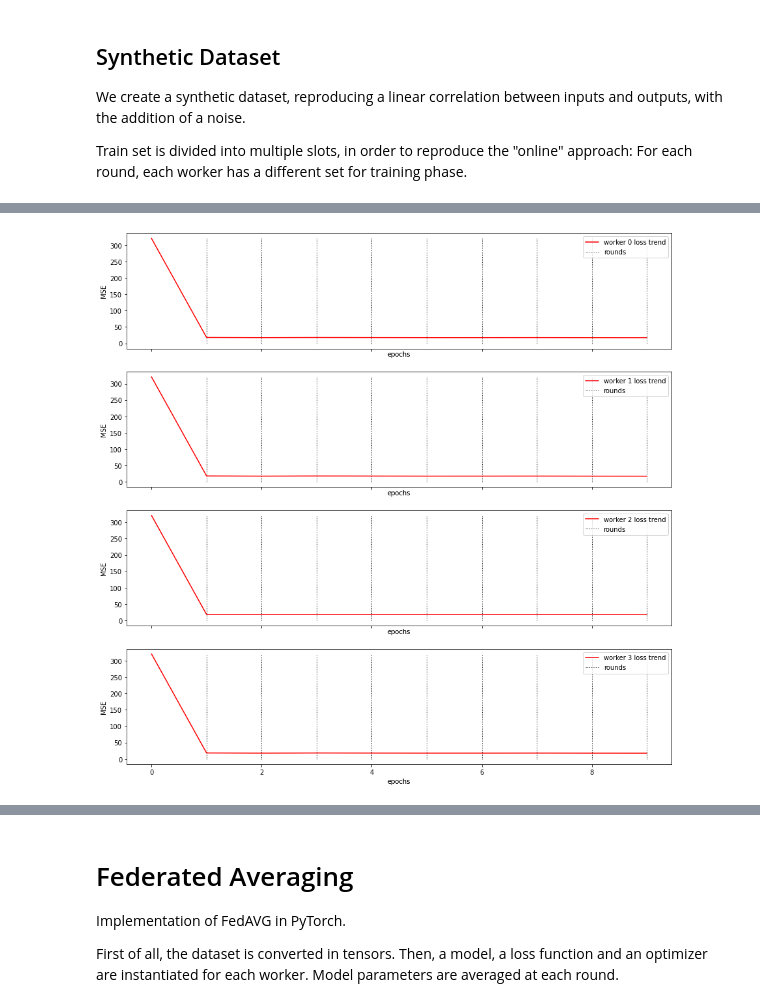
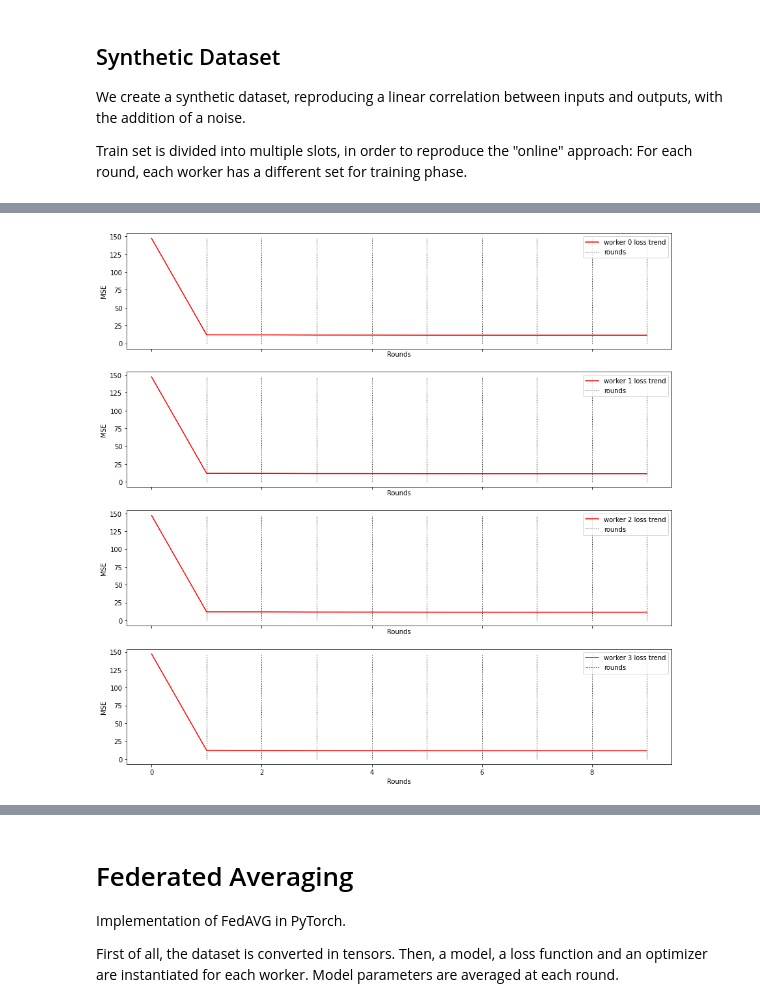
Before and after one commit to alexbergamasco96/NS_FederatedLearning, a Jupyter notebook: Comparison_FedAVG.ipynb, the cells around one changed output, grey strips where cells are left out. Cells and saved outputs as stored; diff of their text form; code cells hidden in the pictures.

```diff
--- a/Comparison_FedAVG.ipynb
+++ b/Comparison_FedAVG.ipynb
@@ -125,12 +45,12 @@ for iteration in range(0, iterations):
 # %%
 # Linear Regression Coefficients
-m = 1.4
-c = 10
+m = -2.1
+c = 1
 
-dataset_X = np.linspace(0, 10, 500)
+dataset_X = np.linspace(0, 10, 1000)
 np.random.shuffle(dataset_X)
 
-dataset_y =  dataset_X * m + c +  np.random.randn(dataset_X.size) * math.sqrt(20)
+dataset_y =  dataset_X * m + c +  np.random.randn(dataset_X.size) * math.sqrt(10)
 
 dataset_X = dataset_X.reshape(-1,1)
 dataset_y = dataset_y.reshape(-1,1)
@@ -208,20 +128,20 @@ Coefficient of determinaton: 0.533
 # %%
 # plot loss over epochs for each worker
 
 fig, axs = plt.subplots(num_workers, 1, sharex=True, figsize=(15, 15))
 for k, v in worker_losses_dict.items():
     axs[k].plot(v, label = "worker {} loss trend".format(k), color = 'red')
-    axs[k].set_xlabel("epochs")
+    axs[k].set_xlabel("Rounds")
     axs[k].set_ylabel("MSE")
 
     axs[k].vlines((np.arange(num_rounds))[1:], ymin = 0, ymax = np.max(v), linewidth=1, linestyle=':', label = 'rounds')
 
     axs[k].legend()
 
 
 plt.savefig("loss_trend_linearRegression.pdf", bbox_inches='tight')
 # %% [output]
-[figure, old version]
+[figure, new version]
 # %%
 plt.clf()
 plt.plot(test_X, test_y, 'go', label='True data', alpha=0.5)
```
Also changed, not shown: parts of 12 cells of this notebook, 4 other files.
